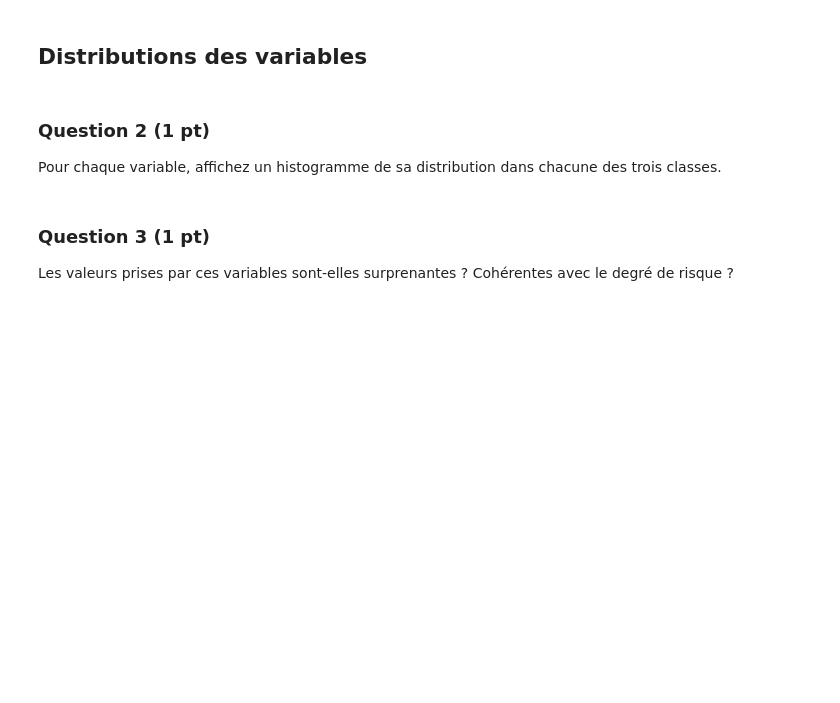
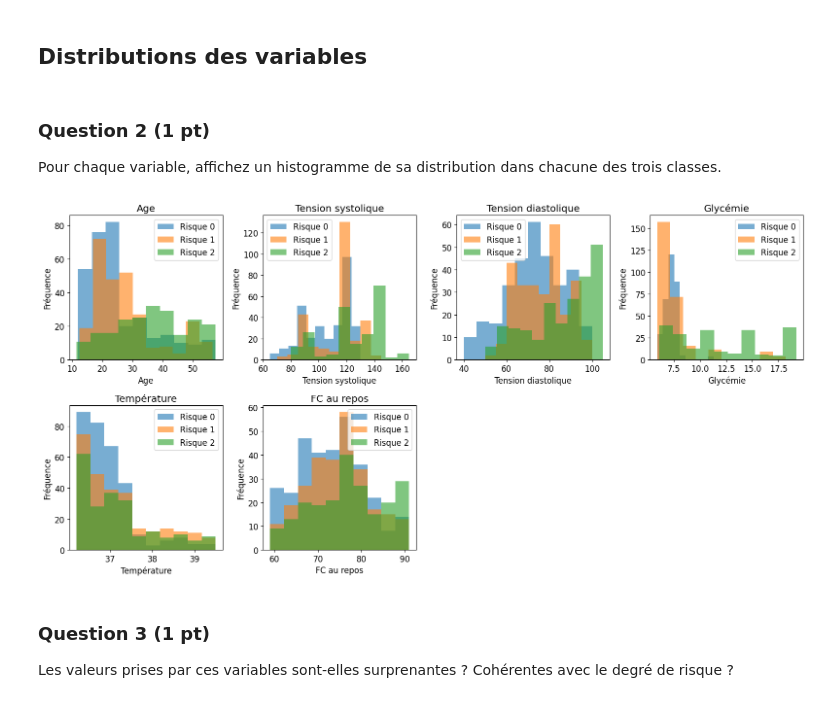
Before and after one commit to bavrillon/Projets_UE21, a Jupyter notebook: DATA/Projet_GR28.ipynb, the cells around one changed output. Saved outputs shown, nothing was run; the diff lists cells and outputs as text; code cells hidden in the pictures; blank space fills up the shorter version.

```diff
--- a/DATA/Projet_GR28.ipynb
+++ b/DATA/Projet_GR28.ipynb
@@ -125,3 +100,24 @@ fig.tight_layout(pad=1.0)
+# %%
+fig, axes = plt.subplots(nrows=2, ncols=4, figsize=(16, 8))
+axes = axes.flatten()
+noms_variables = df_train.columns[:-1]
+
+for i, nom_variable in enumerate(noms_variables):
+    axe = axes[i]
+    for niveau_risque in [0, 1, 2]:
+        sous_ensemble = X_train[y_train == niveau_risque, i]
+        axe.hist(sous_ensemble, bins=10, alpha=0.6, label=f'Risque {niveau_risque}')
+    axe.set_title(nom_variable)
+    axe.set_xlabel(nom_variable)
+    axe.set_ylabel('Fréquence')
+    axe.legend()
+
+for j in range(i + 1, len(axes)):
+    fig.delaxes(axes[j])
+
+plt.tight_layout()
+# %% [output]
+[figure, added]
 # %% [markdown]
 ### Question 3 (1 pt)
 Les valeurs prises par ces variables sont-elles surprenantes ? Cohérentes avec le degré de risque ?
```
Also changed, not shown: parts of 8 cells of this notebook, 2 other files.
